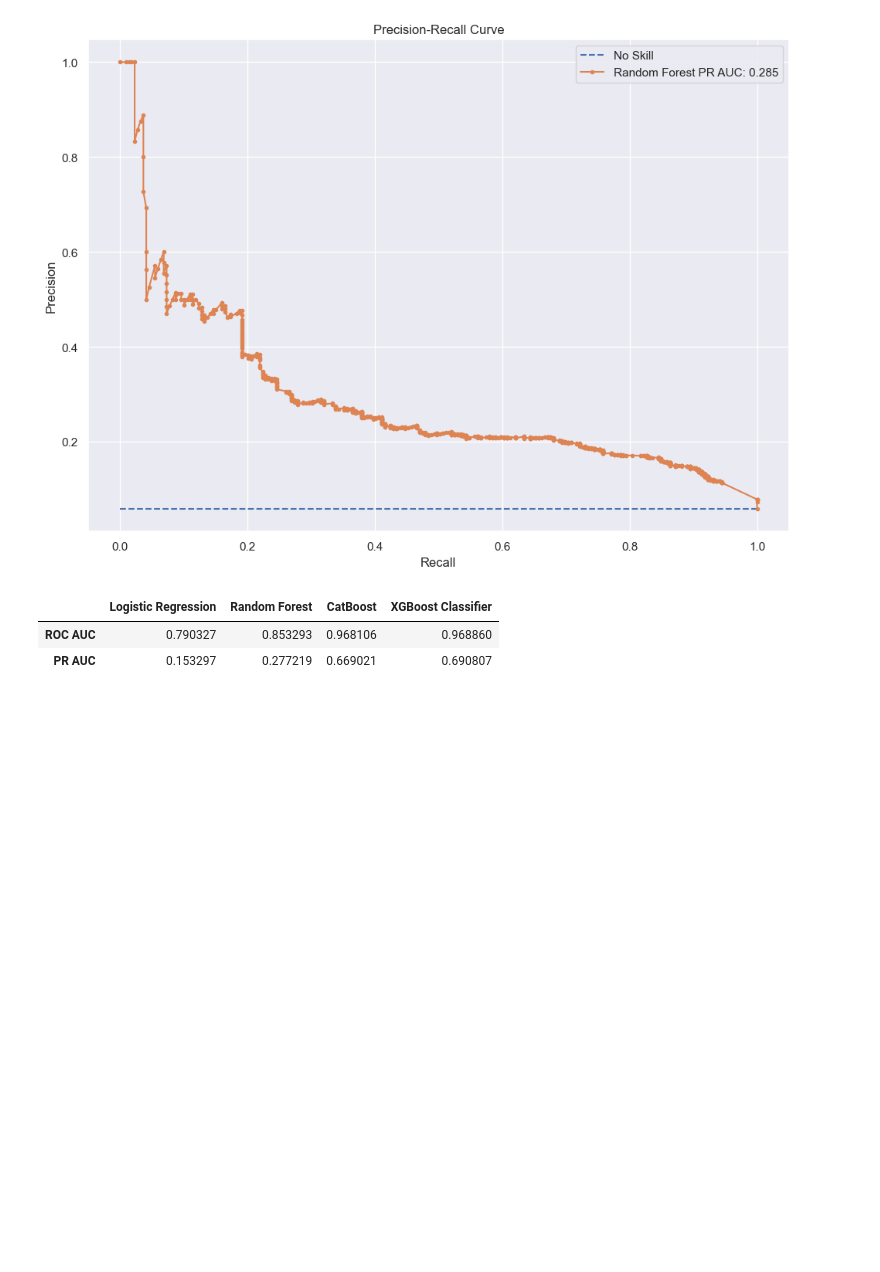
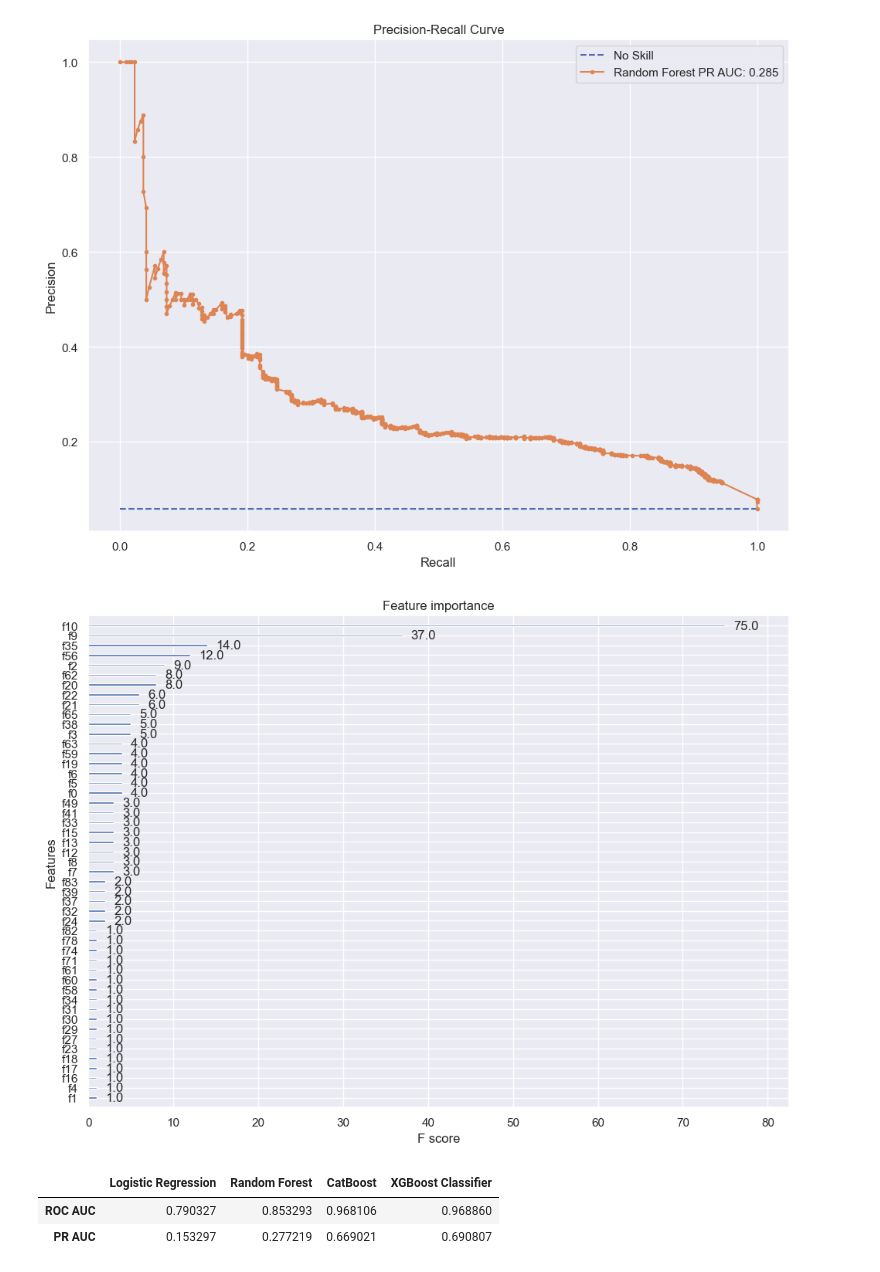
Before and after one commit to smirs/car-insurance-fraud-detection, a Jupyter notebook: fraud_detection.ipynb, the cells around one changed output. Drawn from its saved outputs; the diff is of its cells as text; code cells hidden in the pictures; blank space fills up the shorter version.

Commit message:
Update Readme and Feature Importances

```diff
--- a/fraud_detection.ipynb
+++ b/fraud_detection.ipynb
@@ -1151,6 +1151,12 @@ Parameters: { "predictor" } are not used.
   warnings.warn(smsg, UserWarning)
 [figure]
 [figure]
+# %%
+from xgboost import plot_importance
+plot_importance(xgb_model)
+plt.show()
+# %% [output]
+[figure, added]
 # %%
 results_table = pd.DataFrame({"Logistic Regression": {"ROC AUC": lg_roc_auc, "PR AUC": lg_auc_score},
                  "Random Forest": {"ROC AUC": rf_roc_auc, "PR AUC": rf_auc_score},
```
Also changed, not shown: parts of 5 cells of this notebook, 5 other files.
